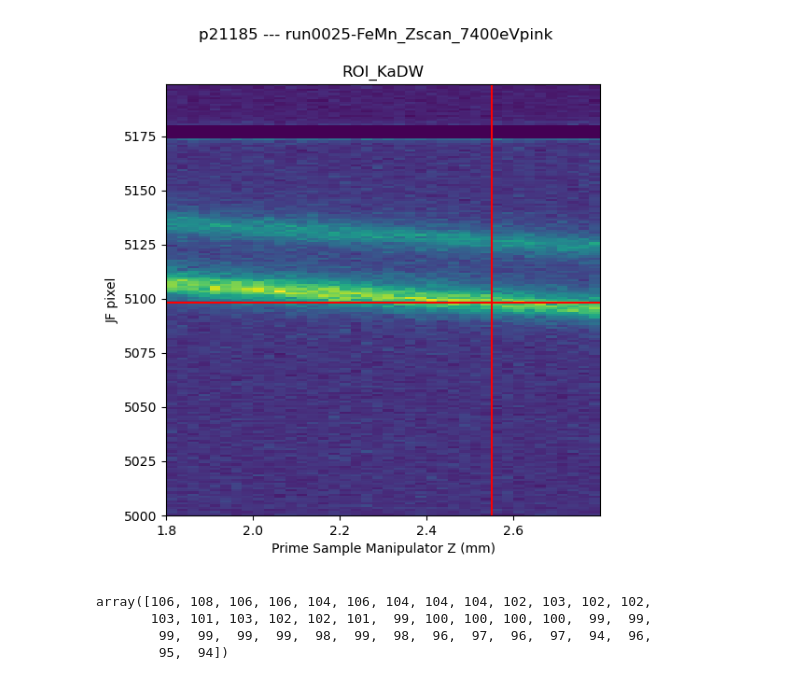
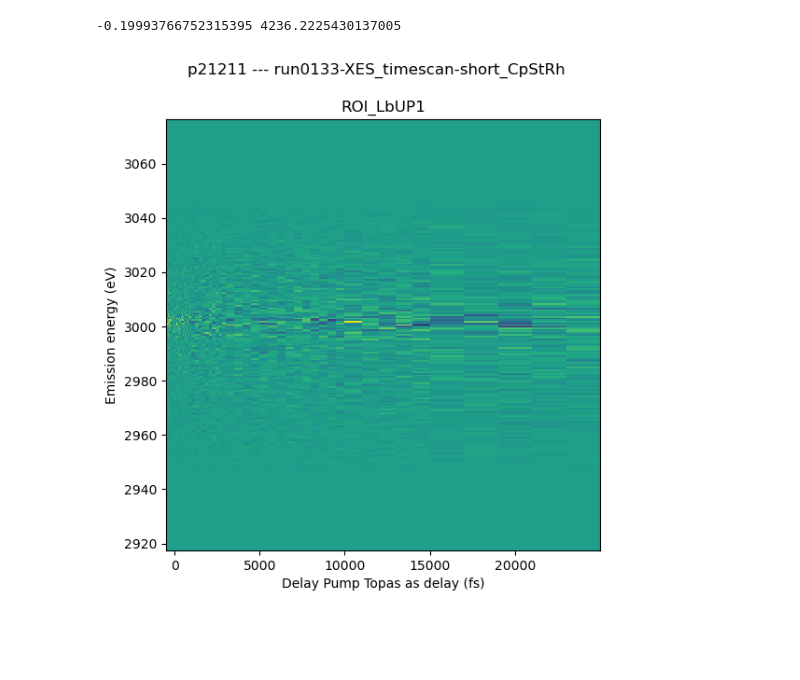
Before and after one commit to paulscherrerinstitute/alvra_beamline_scripts, a Jupyter notebook: XES_timescans_ROI.ipynb, the cells around one changed output. Saved outputs shown, nothing was run; the diff lists cells and outputs as text; code cells hidden in the pictures; blank space fills up the shorter version.

```diff
--- a/XES_timescans_ROI.ipynb
+++ b/XES_timescans_ROI.ipynb
@@ -27,6 +28,6 @@ warnings.filterwarnings('ignore')
 # %%
-pgroup='p21185'
-runnumber = 25
+pgroup='p21211'
+runnumber = 133
 print ('run: {:04d}'.format(runnumber))
 
 #############################################################
@@ -112,3 +128 @@ Timezero found in file = 160.313120000045 mm
-# %%
-Delay_fs = scan.readbacks
 # %%
@@ -194,44 +221,47 @@ plt.tight_layout()
 # %%
-key = 'JF02T09V03:ROI_KaDW'
+ROI = 'JF02T09V03:ROI_LbUP1'
 
-bin_ = 1
+energy_calib = True
+Loaddir = '../Claudio/Reduced_RIXS/'
+
+bin_ = 3
 
 vmin = None
 vmax = None
 
 ##########################################################
 
 plt.figure(figsize=(6,6))
 plt.suptitle(titlestring)
 matrix_on = []
 matrix_off = []
 for index_step in range(len(spectra_on)):
-    matrix_on.append(spectra_on[index_step][key])#.split(':')[-1]])
-    matrix_off.append(spectra_off[index_step][key])#.split(':')[-1]])
+    matrix_on.append(spectra_on[index_step][ROI])#.split(':')[-1]])
+    matrix_off.append(spectra_off[index_step][ROI])#.split(':')[-1]])
 
-yaxis = np.arange(np.array(meta[key+'-roi']).flatten()[-2], np.array(meta[key+'-roi']).flatten()[-1], 1)
+yaxis = np.arange(np.array(meta[ROI+'-roi']).flatten()[-2], np.array(meta[ROI+'-roi']).flatten()[-1], 1)
 y_axis_rebin, matrix_on_rebin, matrix_off_rebin = plot_tool_2D(matrix_on, matrix_off, 0, yaxis, bin_)
 
-plt.title(key.split(':')[-1])
+ylabel = 'JF pixel'
+if energy_calib:
+    m,b = calibration[ROI]
+    y_axis_rebin = m*y_axis_rebin + b
+    ylabel = 'Emission energy (eV)'
+    print (m,b)
+
+plt.title(ROI.split(':')[-1])
 #plt.plot(Delay_fs, (np.transpose(np.asarray(matrix_on_rebin) - np.asarray(matrix_off_rebin))[31]))
 
-
-
-plt.pcolormesh(Delay_fs, y_axis_rebin, np.transpose(np.asarray(matrix_on_rebin) + np.asarray(matrix_off_rebin)), vmin = vmin, vmax = vmax)
+plt.pcolormesh(Delay_fs, y_axis_rebin, np.transpose(np.asarray(matrix_on_rebin) - np.asarray(matrix_off_rebin)), vmin = vmin, vmax = vmax)
 #plt.pcolormesh(Delay_fs, y_axis_rebin, np.transpose(np.asarray(matrix_on_rebin)), vmin = vmin, vmax = vmax)
 #plt.colorbar()
 plt.ylabel(ylabel)
-plt.axhline(y = 5098, color = 'r', linestyle = '-')
-plt.axvline(x = 2.55, color = 'r', linestyle = '-')
+#plt.ylim(2950, 3050)
+#plt.axhline(y = 5098, color = 'r', linestyle = '-')
+#plt.axvline(x = 2.55, color = 'r', linestyle = '-')
 
 plt.xlabel('{} ({})'.format(scan.parameters['name'][0], scan.parameters['units'][0]))
 plt.show()
 # %% [output]
+-0.19993766752315395 4236.2225430137005
-[figure, old version]
+[figure, new version]
-# %%
-np.argmax(np.transpose(np.asarray(matrix_on_rebin) + np.asarray(matrix_off_rebin)), axis=0)
-# %% [output]
-array([106, 108, 106, 106, 104, 106, 104, 104, 104, 102, 103, 102, 102,
-       103, 101, 103, 102, 102, 101,  99, 100, 100, 100, 100,  99,  99,
-        99,  99,  99,  99,  98,  99,  98,  96,  97,  96,  97,  94,  96,
-        95,  94])
```
Also changed, not shown: parts of 9 cells of this notebook, 3 other files.
